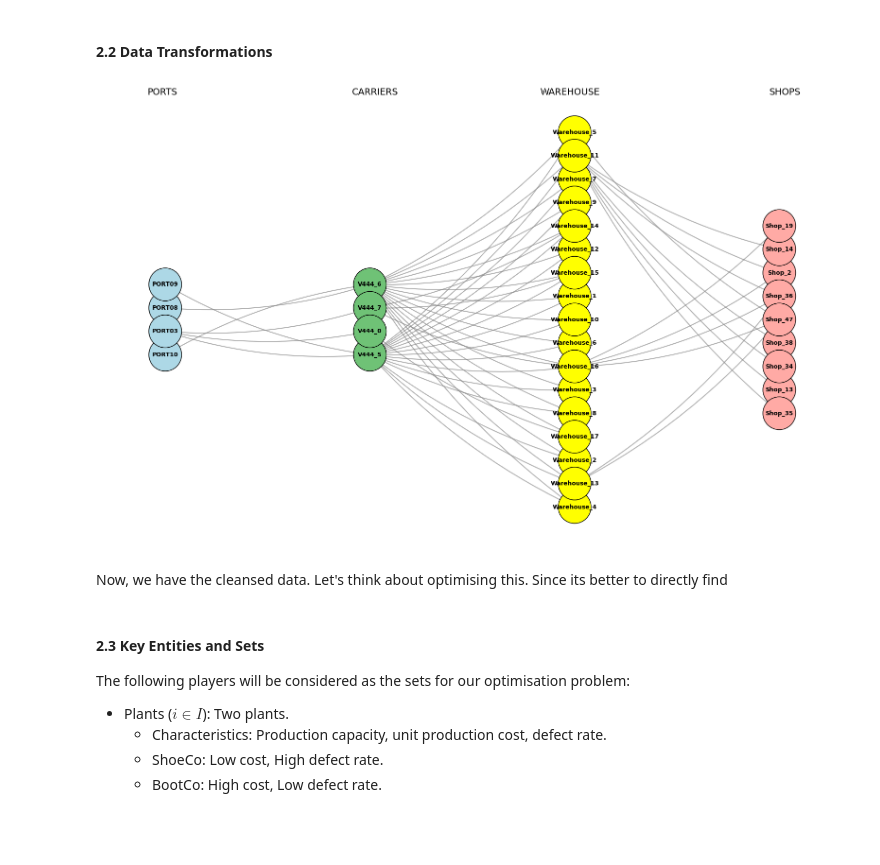
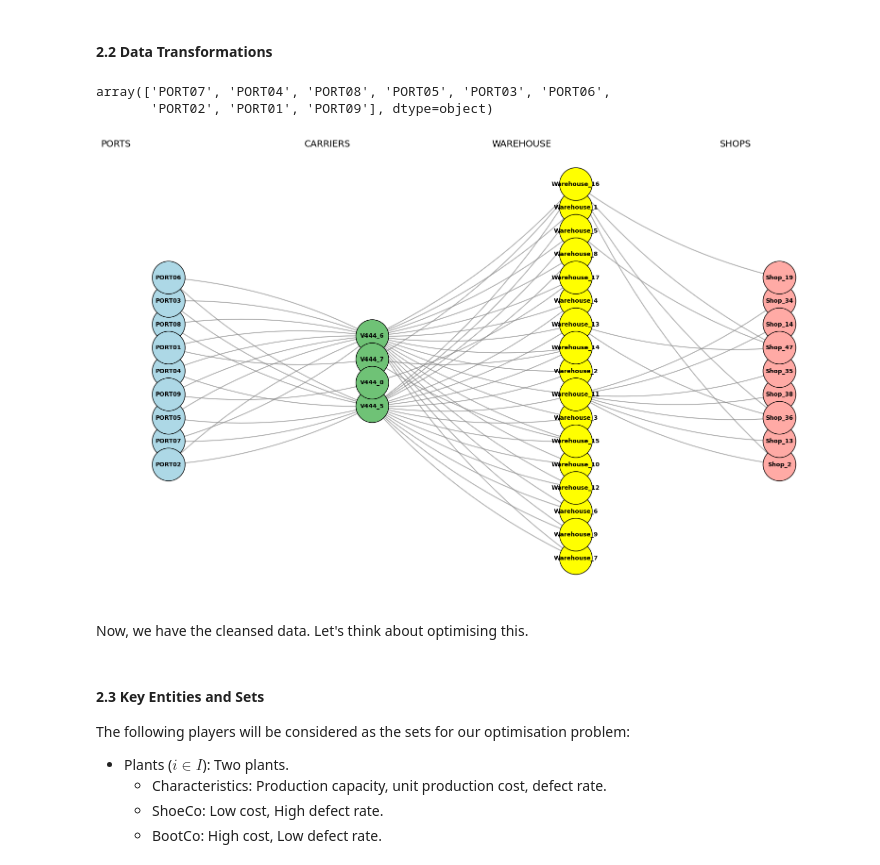
Before and after one commit to ashvin-a/Final-Project-524, a Jupyter notebook: src/main.ipynb, the cells around one changed output. Cells and saved outputs as stored; diff of their text form; code cells hidden in the pictures; blank space fills up the shorter version.

```diff
--- a/src/main.ipynb
+++ b/src/main.ipynb
@@ -270,6 +273,11 @@ df_wh_ports = df_plant_ports.drop("Plant Code", axis=1) # Renaming dataframe
 df_vmi_cust["warehouse_id"] = df_vmi_cust["Plant Code"].map(plant_codes_to_warehouse_map).fillna("Warehouse_14")
 df_vmi_shop = df_vmi_cust.drop("Plant Code", axis=1) # Renaming dataframe
 df_vmi_shop["wh_to_shop_cost"] = cost_col[:len(df_vmi_shop)] # Generating cost for transportation from warehouse to shop
+# %%
+df_freight["dest_port_cd"].unique()
+# %% [output]
+array(['PORT07', 'PORT04', 'PORT08', 'PORT05', 'PORT03', 'PORT06',
+       'PORT02', 'PORT01', 'PORT09'], dtype=object)
 # %%
 # New data visualisation
 G = nx.Graph()
@@ -288,7 +296,7 @@ def add_layered_node(graph, node_name, category):
 
 # A. Connect Ports (Layer 0) to Carrier (Layer 1)
 for _, row in df_freight.iterrows():
-    port = row['orig_port_cd']
+    port = row['dest_port_cd']
     carrier = row['Carrier']
 
     add_layered_node(G, port, 'Port')
@@ -328,36 +336,36 @@ node_colors = {
     'Warehouse': '#FFFF00',
     'Shop': '#ffaaa5',
     'Product': '#CBC3E3',
 }
 
 for node in G:
     cat = G.nodes[node]['category']
     color_map.append(node_colors.get(cat, 'grey'))
 
 # Draw Nodes
 nx.draw_networkx_nodes(G, pos, node_color=color_map, node_size=2500, edgecolors='black')
 
 # Draw Labels
 nx.draw_networkx_labels(G, pos, font_size=9, font_weight="bold")
 
 # Draw Edges (Curved lines often look neater in layered graphs)
 # connectionstyle="arc3,rad=0.1" creates a slight curve
 nx.draw_networkx_edges(G, pos, edge_color='gray', width=1.5, alpha=0.6,
                        connectionstyle="arc3,rad=0.1", arrows=True)
 
 # Add Layer Headers (Manual Text to label the columns)
 plt.text(-0.25, 1.2, "PORTS", fontsize=14)
 plt.text(-0.125, 1.2, "CARRIERS", fontsize=14)
 plt.text(-0.01, 1.2, "WAREHOUSE", fontsize=14)
 plt.text(0.13, 1.2, "SHOPS", fontsize=14)
 
 plt.axis('off')
 plt.tight_layout()
 plt.show()
 # %% [output]
-[figure, old version]
+[figure, new version]
 # %% [markdown]
-Now, we have the cleansed data. Let's think about optimising this. Since its better to directly find
+Now, we have the cleansed data. Let's think about optimising this.
 # %% [markdown]
 #### 2.3 Key Entities and Sets
 The following players will be considered as the sets for our optimisation problem:
```
Also changed, not shown: parts of 21 cells of this notebook.
